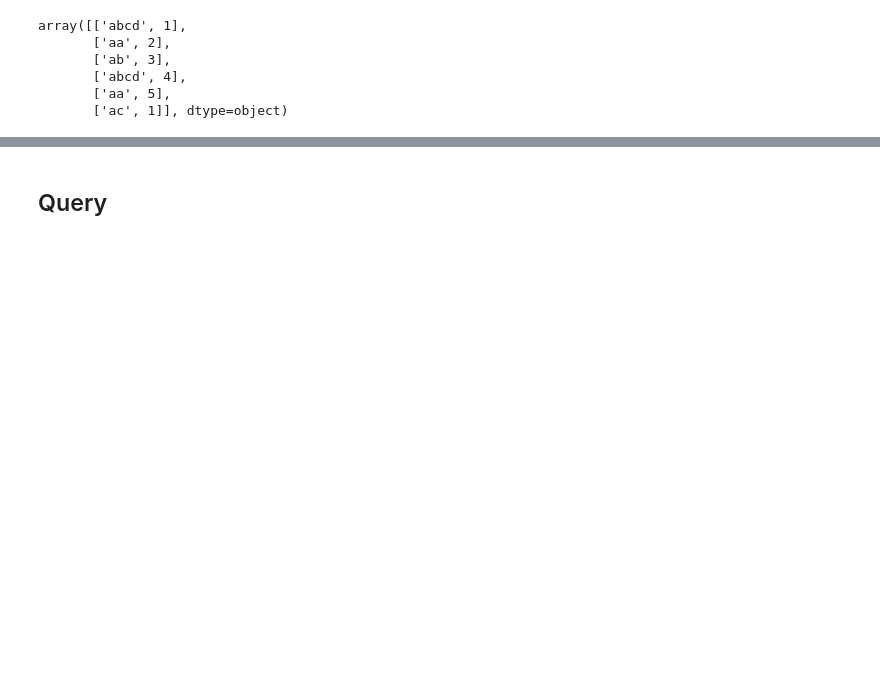
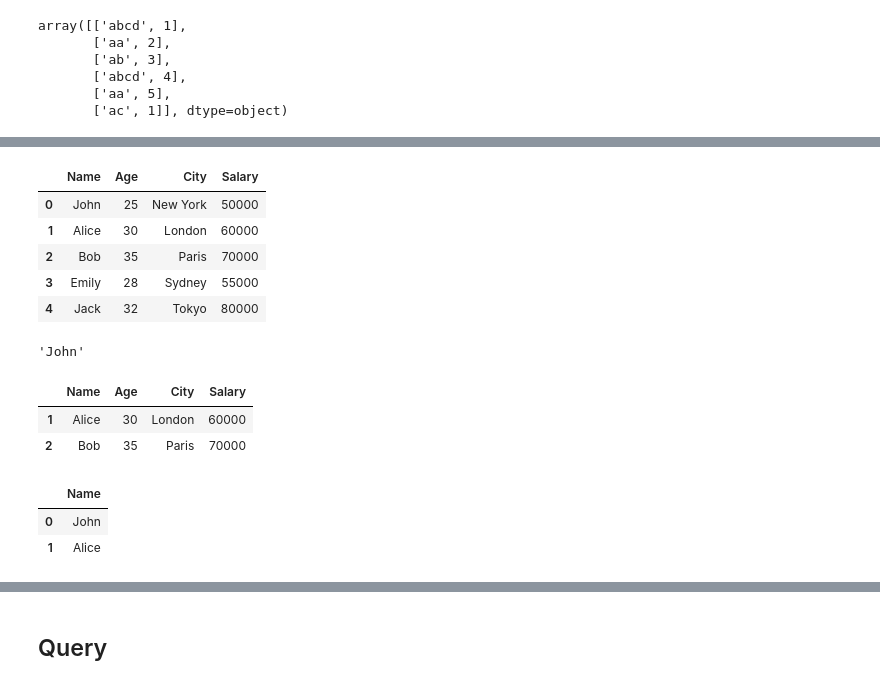
Before and after one commit to EvgeniiZorin/Handbook_Statistics-Probability-and-ML, a Jupyter notebook: _Pandas.ipynb, the cells around one changed output, grey strips where cells are left out. Saved outputs shown, nothing was run; the diff lists cells and outputs as text; code cells hidden in the pictures; blank space fills up the shorter version.

```diff
--- a/_Pandas.ipynb
+++ b/_Pandas.ipynb
@@ -764,0 +765,47 @@ array([['abcd', 1],
+# %%
+import pandas as pd
+
+data = {
+'Name': ['John', 'Alice', 'Bob', 'Emily', 'Jack'],
+'Age': [25, 30, 35, 28, 32],
+'City': ['New York', 'London', 'Paris', 'Sydney', 'Tokyo'],
+'Salary': [50000, 60000, 70000, 55000, 80000]
+}
+df = pd.DataFrame(data)
+df.head()
+# %% [output]
+|  | Name | Age | City | Salary |
+| 0 | John | 25 | New York | 50000 |
+| 1 | Alice | 30 | London | 60000 |
+| 2 | Bob | 35 | Paris | 70000 |
+| 3 | Emily | 28 | Sydney | 55000 |
+| 4 | Jack | 32 | Tokyo | 80000 |
+# %%
+### Select one row
+df['Name'].loc[0]
+# %% [output]
+'John'
+# %%
+### Select rows in all columns
+### loc
+df.loc[[1,2], :]
+df.loc[1:2, :]
+df.loc[[1, 2]]
+### iloc
+df.iloc[1:3, :]
+df.iloc[[1, 2]]
+df.iloc[1:3]
+# %% [output]
+|  | Name | Age | City | Salary |
+| 1 | Alice | 30 | London | 60000 |
+| 2 | Bob | 35 | Paris | 70000 |
+# %%
+### Select rows in a specific column
+### loc
+df.loc[[0, 1], ['Name']]
+### iloc
+df.iloc[[0, 1], [0]]
+# %% [output]
+|  | Name |
+| 0 | John |
+| 1 | Alice |
```
Also changed, not shown: parts of 40 cells of this notebook, 1 other file.
